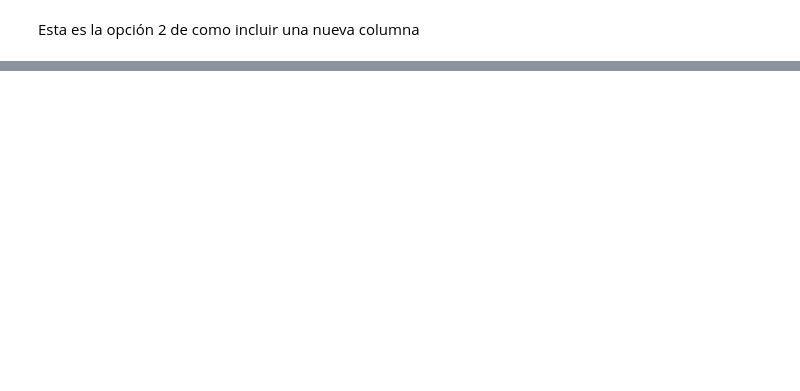
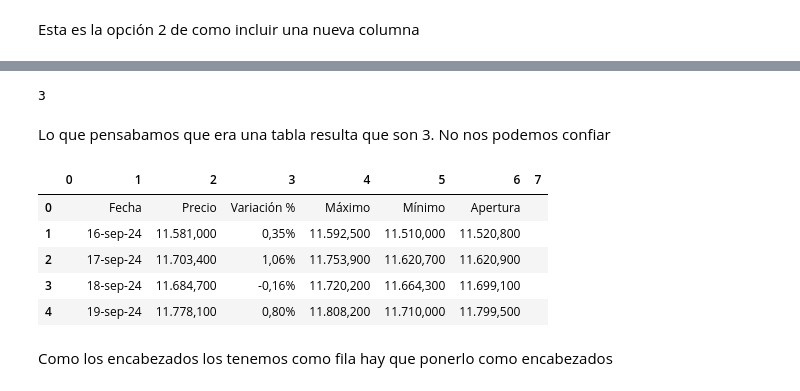
Before and after one commit to jgilsu11/Teoria, a Jupyter notebook: Modulo3/teoria/apis.ipynb, the cells around one changed output, grey strips where cells are left out. Saved outputs shown, nothing was run; the diff lists cells and outputs as text; code cells hidden in the pictures; blank space fills up the shorter version.

```diff
--- a/Modulo3/teoria/apis.ipynb
+++ b/Modulo3/teoria/apis.ipynb
@@ -490,0 +516,33 @@ df_zapas.head(10)
+# %%
+url_ibex= "https://www.bolsamania.com/indice/IBEX-35/historico-precios"
+response_ibex= requests.get(url_ibex)
+response_ibex.status_code
+sopa_ibex= BeautifulSoup(response_ibex.content, "html.parser")
+# sopa_ibex
+# %%
+tablas_ibex= sopa_ibex.find_all("table")
+len(tablas_ibex)
+# %% [output]
+3
+# %% [markdown]
+Lo que pensabamos que era una tabla resulta que son 3. No nos podemos confiar
+# %%
+tabla= tablas_ibex[2]   #A nosotros nos interesa la tercera
+len(tabla)
+tabla.getText()           #De esta manera consigo un str y es más limpio
+tabla.contents            #De esta manera consigo una lista mucho más fea
+encabezados= [encabezado.getText() for encabezado in tabla.find_all("th")]      #Nos dimos cuenta que th son encabezados y los queremos
+filas= [fila.getText() for fila in tabla.find_all("tr")]
+# %%
+df_ibex=pd.DataFrame(filas, columns= ["todo"])
+df_ibex= df_ibex["todo"].str.split("\n", expand= True)    #El expand recuerda que es que te lo expanda a otras columnas
+df_ibex.head()
+# %% [output]
+|  | 0 | 1 | 2 | 3 | 4 | 5 | 6 | 7 |
+| 0 |  | Fecha | Precio | Variación % | Máximo | Mínimo | Apertura |  |
+| 1 |  | 16-sep-24 | 11.581,000 | 0,35% | 11.592,500 | 11.510,000 | 11.520,800 |  |
+| 2 |  | 17-sep-24 | 11.703,400 | 1,06% | 11.753,900 | 11.620,700 | 11.620,900 |  |
+| 3 |  | 18-sep-24 | 11.684,700 | -0,16% | 11.720,200 | 11.664,300 | 11.699,100 |  |
+| 4 |  | 19-sep-24 | 11.778,100 | 0,80% | 11.808,200 | 11.710,000 | 11.799,500 |  |
+# %% [markdown]
+Como los encabezados los tenemos como fila hay que ponerlo como encabezados
```
Also changed, not shown: parts of 28 cells of this notebook, 1 other file.
